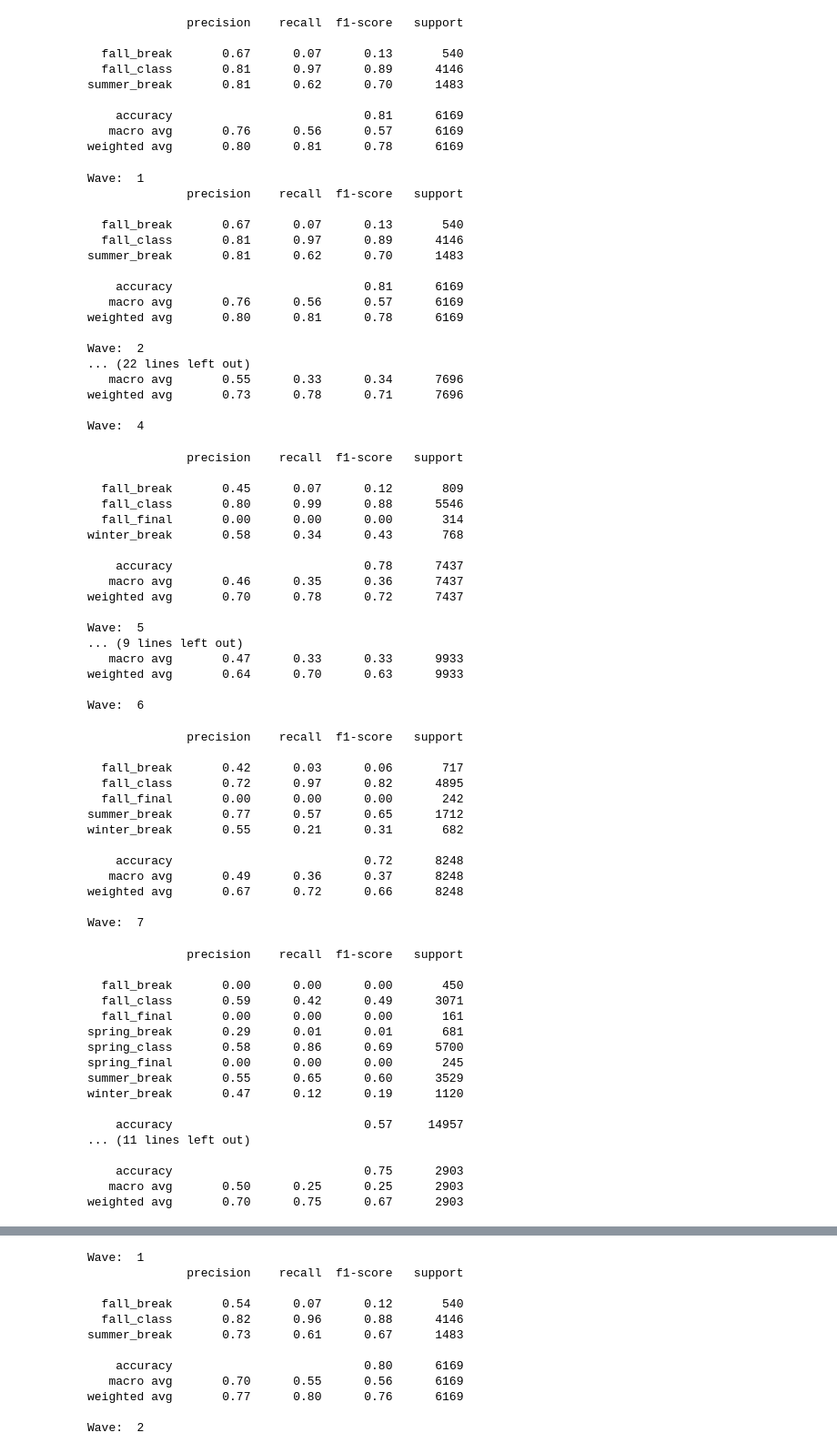
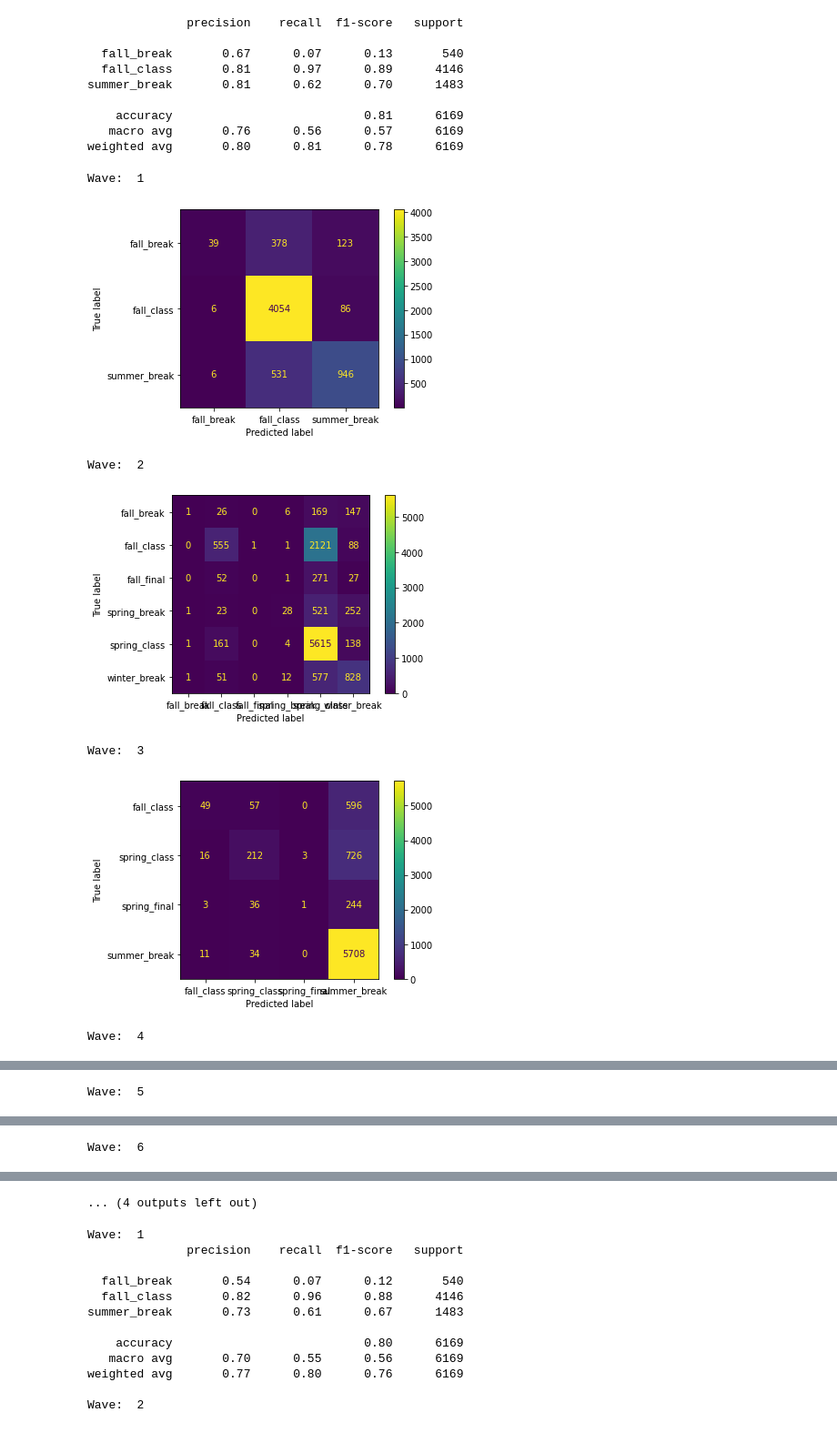
Before and after one commit to EAltunoglu/cmpe492, a Jupyter notebook: random_forest/classifier/date/all_waves.ipynb, the cells around one changed output, grey strips where cells are left out. Shown at 91% size. Cells and saved outputs as stored; diff of their text form; code cells hidden in the pictures.

Commit message:
visualizations

```diff
--- a/random_forest/classifier/date/all_waves.ipynb
+++ b/random_forest/classifier/date/all_waves.ipynb
@@ -30,82 +31,26 @@ weighted avg       0.80      0.81      0.78      6169
 # %%
 # Waves between specified dates in the date_class.py file
 # begin_dates = ['2015-1-1' , '2015-11-1', '2016-4-15', '2016-9-1', '2017-1-1', '2017-7-1', '2018-1-1', '2019-1-1']
 # end_dates   = ['2015-11-1', '2016-4-15', '2016-9-1' , '2017-1-1', '2017-7-1', '2018-1-1', '2019-1-1', '2020-1-1']
 
 for wave in range(1, 9):
     print('Wave: ', wave)
     activity_sleep_survey = pd.read_csv(f'../../../final_data/sleep_timestamp/activity_sleep_survey_date_extended_{wave}.csv')
 
     train_data = pd.get_dummies(activity_sleep_survey.drop(['egoid', 'dataDate'], axis=1))
 
     train_features, test_features, train_labels, test_labels = train_test_split(train_data, activity_sleep_survey['dataDate'], test_size = 0.25, random_state = 42)
 
     clf = RandomForestClassifier(n_estimators=1000, random_state=33, oob_score=True)
     clf.fit(train_features, train_labels)
-
-    print(classification_report(test_labels, clf.predict(test_features)))
+    ConfusionMatrixDisplay.from_predictions(test_labels, clf.predict(test_features))
+    plt.show()
+    # print(classification_report(test_labels, clf.predict(test_features)))
 # %% [output]
 Wave:  1
-              precision    recall  f1-score   support
-
-  fall_break       0.67      0.07      0.13       540
-  fall_class       0.81      0.97      0.89      4146
-summer_break       0.81      0.62      0.70      1483
-
-    accuracy                           0.81      6169
-   macro avg       0.76      0.56      0.57      6169
-weighted avg       0.80      0.81      0.78      6169
-
-Wave:  2
-... (22 lines left out)
-   macro avg       0.55      0.33      0.34      7696
-weighted avg       0.73      0.78      0.71      7696
-
-Wave:  4
+[figure, added]
-              precision    recall  f1-score   support
-
-  fall_break       0.45      0.07      0.12       809
-  fall_class       0.80      0.99      0.88      5546
-  fall_final       0.00      0.00      0.00       314
-winter_break       0.58      0.34      0.43       768
-
-    accuracy                           0.78      7437
-   macro avg       0.46      0.35      0.36      7437
-weighted avg       0.70      0.78      0.72      7437
-
-Wave:  5
-... (9 lines left out)
-   macro avg       0.47      0.33      0.33      9933
-weighted avg       0.64      0.70      0.63      9933
-
-Wave:  6
+Wave:  2
+[figure, added]
-              precision    recall  f1-score   support
-
-  fall_break       0.42      0.03      0.06       717
-  fall_class       0.72      0.97      0.82      4895
-  fall_final       0.00      0.00      0.00       242
-summer_break       0.77      0.57      0.65      1712
-winter_break       0.55      0.21      0.31       682
-
-    accuracy                           0.72      8248
-   macro avg       0.49      0.36      0.37      8248
-weighted avg       0.67      0.72      0.66      8248
-
-Wave:  7
+Wave:  3
+[figure, added]
-              precision    recall  f1-score   support
-
-  fall_break       0.00      0.00      0.00       450
-  fall_class       0.59      0.42      0.49      3071
-  fall_final       0.00      0.00      0.00       161
-spring_break       0.29      0.01      0.01       681
-spring_class       0.58      0.86      0.69      5700
-spring_final       0.00      0.00      0.00       245
-summer_break       0.55      0.65      0.60      3529
-winter_break       0.47      0.12      0.19      1120
-
-    accuracy                           0.57     14957
-... (11 lines left out)
-
-    accuracy                           0.75      2903
-   macro avg       0.50      0.25      0.25      2903
-weighted avg       0.70      0.75      0.67      2903
+Wave:  4
@@ -111,0 +58 @@ weighted avg       0.70      0.75      0.67      2903
+Wave:  5
@@ -111,0 +60 @@ weighted avg       0.70      0.75      0.67      2903
+Wave:  6
@@ -112,3 +62,4 @@ weighted avg       0.70      0.75      0.67      2903
+... (4 outputs left out)
 # %%
 # Waves without survey data
 for wave in range(1, 9):
```
Also changed, not shown: parts of 2 cells of this notebook, 5 other files.
